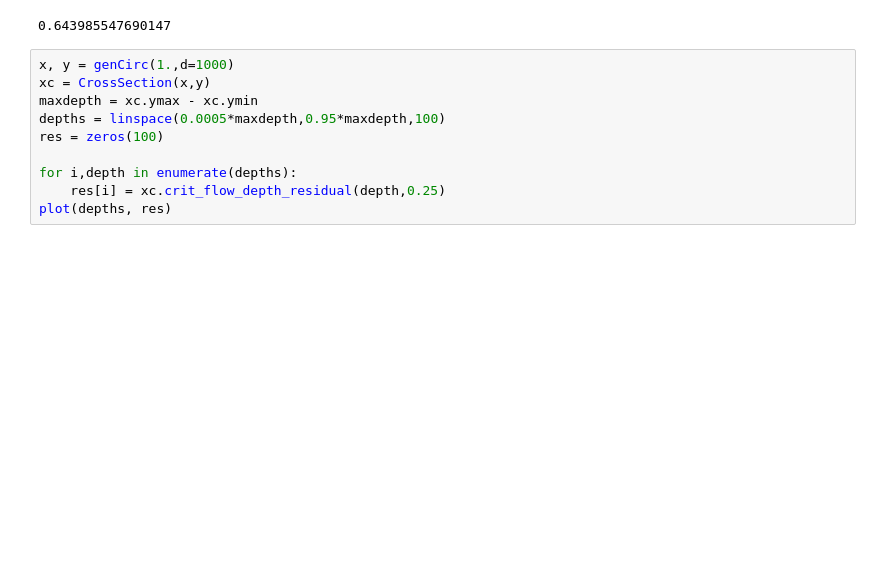
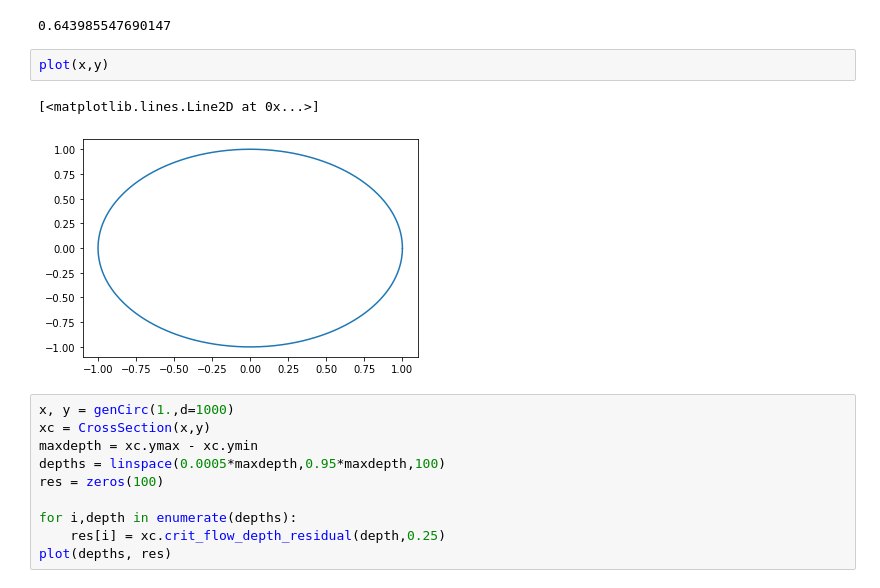
Before and after one commit to CovingtonResearchGroup/champ, a Jupyter notebook: Steady_flow_solver.ipynb, the cells around one changed output. Saved outputs shown, nothing was run; the diff lists cells and outputs as text; blank space fills up the shorter version.

```diff
--- a/Steady_flow_solver.ipynb
+++ b/Steady_flow_solver.ipynb
@@ -196,6 +197,11 @@ plot(ds,Q)
 xcs[0].ymax-xcs[0].ymin
 # %% [output]
 0.643985547690147
+# %%
+plot(x,y)
+# %% [output]
+[<matplotlib.lines.Line2D at 0x...>]
+[figure, added]
 # %%
 x, y = genCirc(1.,d=1000)
 xc = CrossSection(x,y)
```
Also changed, not shown: parts of 3 cells of this notebook, 5 other files.
